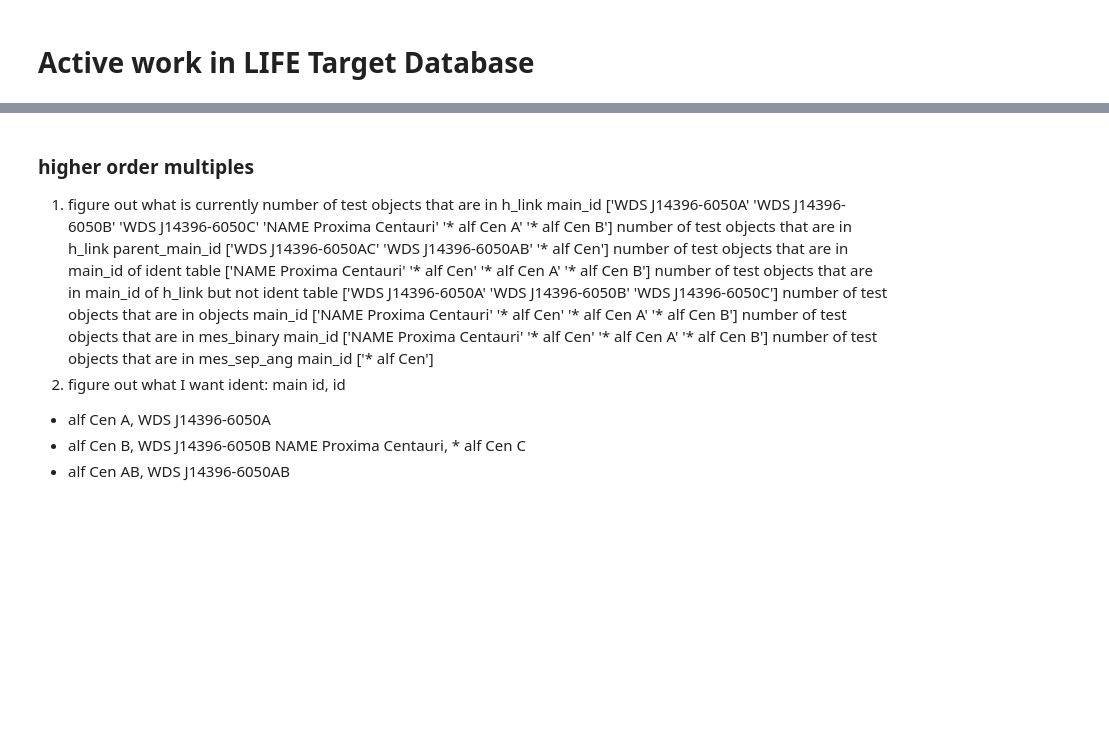
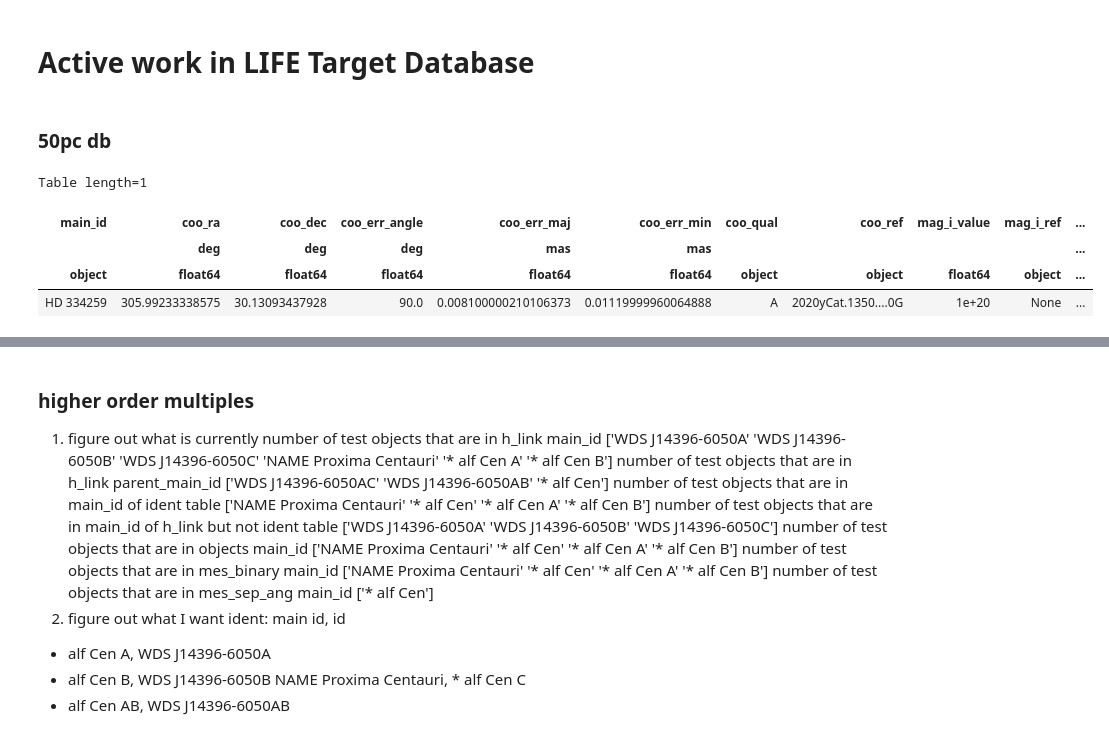
Before and after one commit to fmenti/life_td, a Jupyter notebook: data_generation/life_td_data_generation/life_td_Testbench.ipynb, the cells around one changed output, grey strips where cells are left out. Cells and saved outputs as stored; diff of their text form; code cells hidden in the pictures; blank space fills up the shorter version.

Commit message:
added some testing in testbench about too low mass stars for their temperature class

```diff
--- a/data_generation/life_td_data_generation/life_td_Testbench.ipynb
+++ b/data_generation/life_td_data_generation/life_td_Testbench.ipynb
@@ -27,7 +29,7 @@ import importlib #reloading external functions after modification
 import life_td as ltd
 importlib.reload(ltd)# reload module after changing it
 
-#provider_tables_dict, database_tables= ltd.partial_create(30,create=['life'])
+provider_tables_dict, database_tables= ltd.partial_create(50,create=['sdb'])
 
-provider_tables_dict, database_tables= ltd.create_life_td(5)
+#provider_tables_dict, database_tables= ltd.create_life_td(50)
 # %% [output]
@@ -67,2 +68,17 @@ DALServiceError: 500 Server Error: 500 for url: https://gea.esac.esa.int/tap-ser
 # %% [markdown]
 # Active work in LIFE Target Database
+# %% [markdown]
+### 50pc db
+# %%
+# a star mass too low in integration test building
+import numpy as np
+A_stars = database_tables['star_basic'][np.where(database_tables['star_basic']['class_temp']=='A')]
+# %%
+A_stars[np.where(A_stars['mass_st_value']<1.)]
+#bad quality for sptype -> should it transfer to mass qual in some way?
+# %% [output]
+Table length=1
+| main_id | coo_ra | coo_dec | coo_err_angle | coo_err_maj | coo_err_min | coo_qual | coo_ref | mag_i_value | mag_i_ref | ... |
+|  | deg | deg | deg | mas | mas |  |  |  |  | ... |
+| object | float64 | float64 | float64 | float64 | float64 | object | object | float64 | object | ... |
+| HD 334259 | 305.99233338575 | 30.13093437928 | 90.0 | 0.008100000210106373 | 0.01119999960064888 | A | 2020yCat.1350....0G | 1e+20 | None | ... |
```
Also changed, not shown: parts of 4 cells of this notebook.
